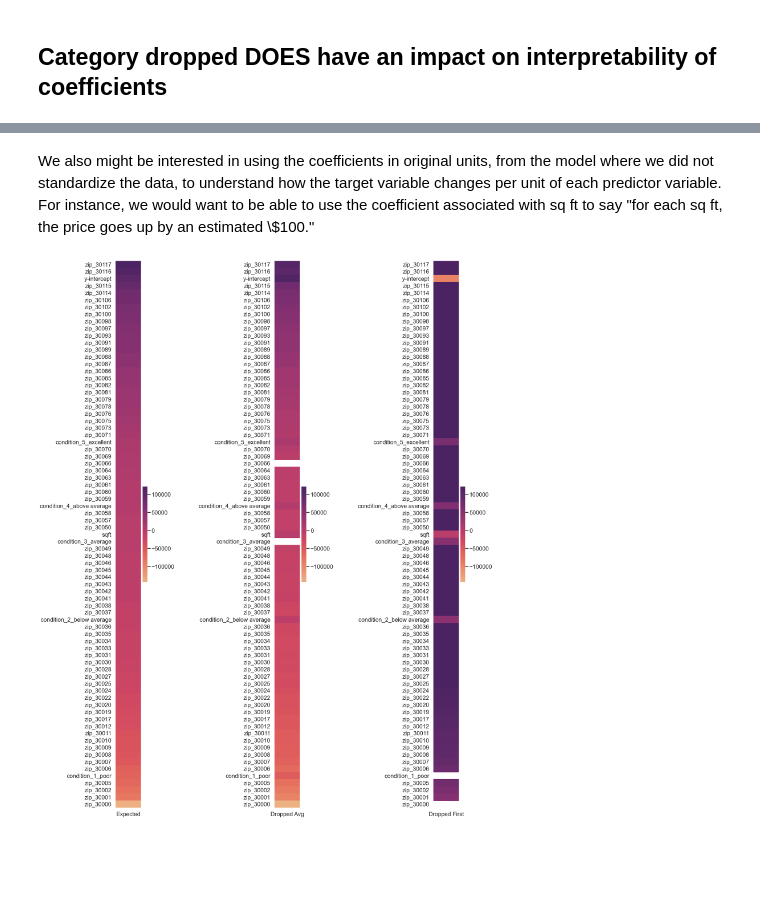
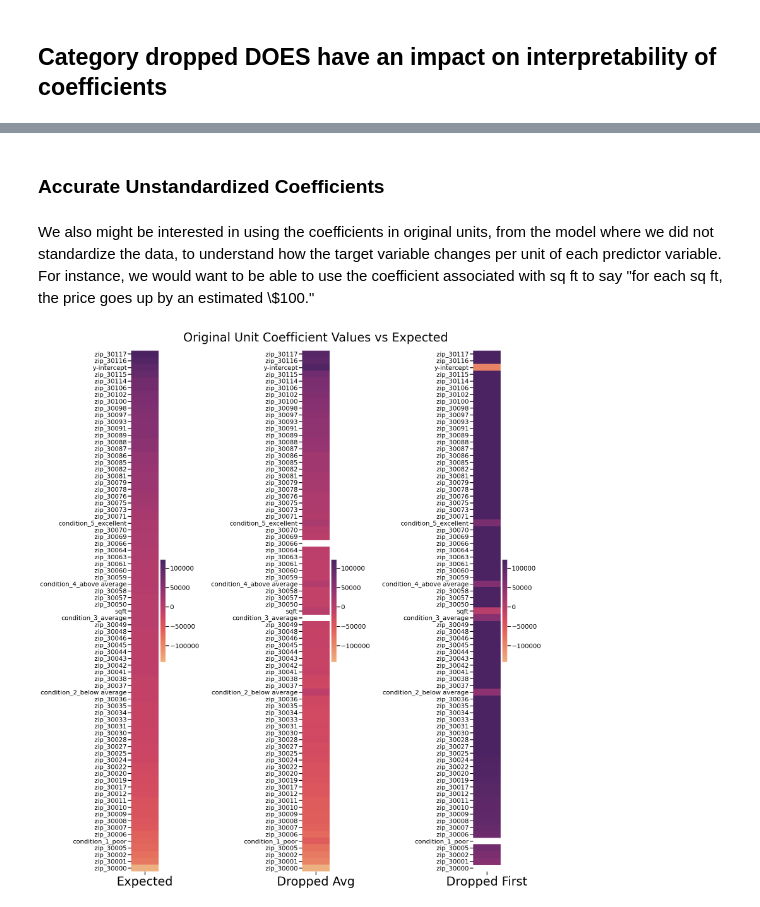
Before and after one commit to jess-miles/testing-ohe-var, a Jupyter notebook: ohe_testing.ipynb, the cells around one changed output, grey strips where cells are left out. Drawn from its saved outputs; the diff is of its cells as text; code cells hidden in the pictures; blank space fills up the shorter version.

```diff
--- a/ohe_testing.ipynb
+++ b/ohe_testing.ipynb
@@ -523,7 +289,7 @@ df_conds.head()
 ratio_map = {'1_poor':0.05, '2_below average':0.1, '3_average':0.7,
              '4_above average':0.1, '5_excellent':0.05}
 
-df = assign_cats(df_conds, df, ratio_map, 5)
+df = linregtools.assign_cats(df_conds, df, ratio_map, 5)
 df.info()
 # %% [output]
 <class 'pandas.core.frame.DataFrame'>
@@ -577,6 +345,6 @@ df_dotw
 # %%
 # assign dotw categories randomly to houses
-df = assign_cats(df_dotw, df, seed=5)
+df = linregtools.assign_cats(df_dotw, df, seed=5)
 df.info()
 # %% [output]
 <class 'pandas.core.frame.DataFrame'>
@@ -1644,11 +1066,21 @@ std_test_coefs = std_test_coefs.sort_values(['Expected'], ascending=False)
 # %%
 sns.set_context('poster')
 
-fig, [ax1, ax2, ax3] = plt.subplots(figsize=(20, 30), ncols=3)
+fig, [ax1, ax2, ax3] = plt.subplots(figsize=(20, 40), ncols=3)
 fig.tight_layout()
-plt.subplots_adjust(wspace=4)
+plt.subplots_adjust(wspace=4, hspace=2)
 
 sns.heatmap(std_test_coefs[['Expected']], cmap='flare', ax=ax1)
 sns.heatmap(std_test_coefs[['Dropped Avg']], cmap='flare', ax=ax2)
-sns.heatmap(std_test_coefs[['Dropped First']], cmap='flare', ax=ax3);
+sns.heatmap(std_test_coefs[['Dropped First']], cmap='flare', ax=ax3)
+
+for ax_f in [ax1, ax2, ax3]:
+    ax_f.set_xticklabels(ax_f.get_xticklabels(), fontsize=42)
+
+# great subplot title formatting tips used below from:
+# https://stackoverflow.com/questions/7526625/matplotlib-global-legend-and-title-aside-subplots
+st = fig.suptitle("Standardized Coefficient Ranking vs Expected", fontsize=42)
+# shift subplots down:
+st.set_y(0.90)
+fig.subplots_adjust(top=0.87);
 # %% [output]
@@ -1681,9 +1119,17 @@ sns.heatmap(first, cmap='flare', ax=ax3, annot=True)
 # code adapted from https://stackoverflow.com/questions/55007525/add-comma-separator-to-seaborn-heatmap-using-set-text-from-matplotlib-and-keep-d
 for ax_f in [ax1, ax2, ax3]:
     for t in ax_f.texts:
-        t.set_text(currency(float(t.get_text())))
+        t.set_text(linregtools.currency(float(t.get_text())))
     # code adapted from https://stackoverflow.com/questions/34820239/seaborn-heatmap-colorbar-label-as-percentage
     cbar = ax_f.collections[0].colorbar
-    cbar.ax.yaxis.set_major_formatter(currency)
+    cbar.ax.yaxis.set_major_formatter(linregtools.currency)
     ax_f.set_yticklabels(ax_f.get_yticklabels(), rotation = 0)
+    ax_f.set_xticklabels(ax_f.get_xticklabels(), fontsize=24)
+
+# great subplot title formatting tips used below from:
+# https://stackoverflow.com/questions/7526625/matplotlib-global-legend-and-title-aside-subplots
+st = fig.suptitle("Standardized Coefficient Ranking vs Expected\n Condition Only", fontsize=24)
+# shift subplots down:
+st.set_y(0.90)
+fig.subplots_adjust(top=0.75);
 # %% [output]
@@ -1691,30 +1145,42 @@ for ax_f in [ax1, ax2, ax3]:
+# %% [markdown]
+### Accurate Unstandardized Coefficients
 # %% [markdown]
 We also might be interested in using the coefficients in original units, from the model where we did not standardize the data, to understand how the target variable changes per unit of each predictor variable. For instance, we would want to be able to use the coefficient associated with sq ft to say "for each sq ft, the price goes up by an estimated \\$100."
 # %%
 # filter out coefficients for models where we did NOT standardize data, and
 # did not include confounding variable (more realistic)
 test_coefs = df_coefs.filter(items=[10, 11], axis=0).transpose()
 test_coefs.rename(columns={10:'Dropped First', 11:'Dropped Avg'}, inplace=True)
 test_coefs.drop(index='model_id', inplace=True)
 test_coefs.dropna(axis=0, how='all', inplace=True)
 
 
 test_coefs['Expected'] = df_ex_coefs['expected_coef']
 test_coefs = test_coefs.sort_values(['Expected'], ascending=False)
 
 sns.set_context('poster')
 
 fig, [ax1, ax2, ax3] = plt.subplots(figsize=(20, 30), ncols=3)
 fig.tight_layout()
 plt.subplots_adjust(wspace=4)
 
 # setting min and max values for each plot to follow the expected values, for
 # ease of comparison
 vmin = test_coefs[['Expected']].min()
 vmax = test_coefs[['Expected']].max()
 
 sns.heatmap(test_coefs[['Expected']], cmap='flare', ax=ax1, vmin=vmin, vmax=vmax)
 sns.heatmap(test_coefs[['Dropped Avg']], cmap='flare', ax=ax2, vmin=vmin, vmax=vmax)
-sns.heatmap(test_coefs[['Dropped First']], cmap='flare', ax=ax3, vmin=vmin, vmax=vmax);
+sns.heatmap(test_coefs[['Dropped First']], cmap='flare', ax=ax3, vmin=vmin, vmax=vmax)
+
+for ax_f in [ax1, ax2, ax3]:
+    ax_f.set_xticklabels(ax_f.get_xticklabels(), fontsize=42)
+
+# great subplot title formatting tips used below from:
+# https://stackoverflow.com/questions/7526625/matplotlib-global-legend-and-title-aside-subplots
+st = fig.suptitle("Original Unit Coefficient Values vs Expected", fontsize=42)
+# shift subplots down:
+st.set_y(0.90)
+fig.subplots_adjust(top=0.87);
 # %% [output]
-[figure, old version]
+[figure, new version]
```
Also changed, not shown: parts of 90 cells of this notebook, 2 other files.
